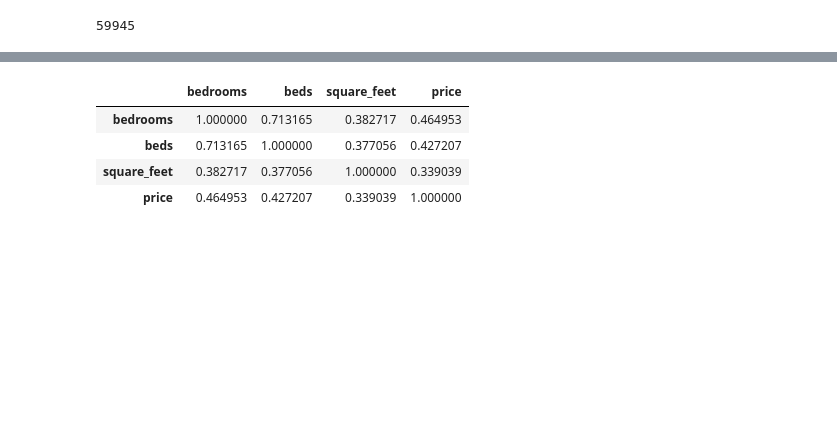
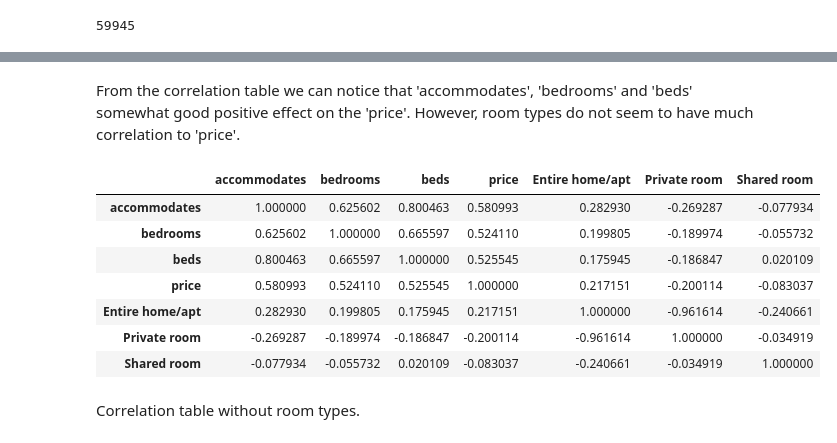
Before and after one commit to Rutle/jodatut-ht, a Jupyter notebook: jodatutHT.ipynb, the cells around one changed output, grey strips where cells are left out. Drawn from its saved outputs; the diff is of its cells as text; code cells hidden in the pictures; blank space fills up the shorter version.

```diff
--- a/jodatutHT.ipynb
+++ b/jodatutHT.ipynb
@@ -38,4 +39 @@ price              0
 dtype: int64
-# %%
-df = df[df['price'] <= 1000]
-df.loc[df['square_feet'].idxmax()]
@@ -86,5 +67,7 @@ Name: square_feet, Length: 152, dtype: int64
 # %%
-df = df[df['square_feet'] <= 1000]
-df = df[df['price'] <= 1000]
+df = df[df['beds'] <= 10]
+df = df[df['bedrooms'] <= 10]
+df = df[df['accommodates'] <= 10]
+df = df[df['price'] <= 400]
 len(df.index)
 # %% [output]
@@ -92,7 +75,14 @@ len(df.index)
+# %%
+# get feature encoding for categorical variables
+rt_dummies = pd.get_dummies(df.room_type)
 # %%
 from sklearn import preprocessing
 imputer = preprocessing.Imputer(missing_values=0, strategy='mean', axis=0)
-imputer = imputer.fit(df)
-df_imputed = pd.DataFrame(imputer.transform(df.values))
-df_imputed.columns = df.columns
-df_imputed.index = df.index
+temp_df = df.drop('room_type', axis=1)
+imputer = imputer.fit(temp_df)
+
+df_imputed = pd.DataFrame(imputer.transform(temp_df.values))
+df_imputed.columns = temp_df.columns
+df_imputed.index = temp_df.index
+
+finaldata = pd.concat((df_imputed, rt_dummies.astype(int)), axis=1)
@@ -127,8 +128,15 @@ plt.show()
+# %% [markdown]
+From the correlation table we can notice that 'accommodates', 'bedrooms' and 'beds' somewhat good positive effect on the 'price'. However, room types do not seem to have much correlation to 'price'.
 # %%
-df_imputed.corr()
+finaldata.corr()
 # %% [output]
-|  | bedrooms | beds | square_feet | price |
-| bedrooms | 1.000000 | 0.713165 | 0.382717 | 0.464953 |
-| beds | 0.713165 | 1.000000 | 0.377056 | 0.427207 |
-| square_feet | 0.382717 | 0.377056 | 1.000000 | 0.339039 |
-| price | 0.464953 | 0.427207 | 0.339039 | 1.000000 |
+|  | accommodates | bedrooms | beds | price | Entire home/apt | Private room | Shared room |
+| accommodates | 1.000000 | 0.625602 | 0.800463 | 0.580993 | 0.282930 | -0.269287 | -0.077934 |
+| bedrooms | 0.625602 | 1.000000 | 0.665597 | 0.524110 | 0.199805 | -0.189974 | -0.055732 |
+| beds | 0.800463 | 0.665597 | 1.000000 | 0.525545 | 0.175945 | -0.186847 | 0.020109 |
+| price | 0.580993 | 0.524110 | 0.525545 | 1.000000 | 0.217151 | -0.200114 | -0.083037 |
+| Entire home/apt | 0.282930 | 0.199805 | 0.175945 | 0.217151 | 1.000000 | -0.961614 | -0.240661 |
+| Private room | -0.269287 | -0.189974 | -0.186847 | -0.200114 | -0.961614 | 1.000000 | -0.034919 |
+| Shared room | -0.077934 | -0.055732 | 0.020109 | -0.083037 | -0.240661 | -0.034919 | 1.000000 |
+# %% [markdown]
+Correlation table without room types.
```
Also changed, not shown: parts of 39 cells of this notebook.
